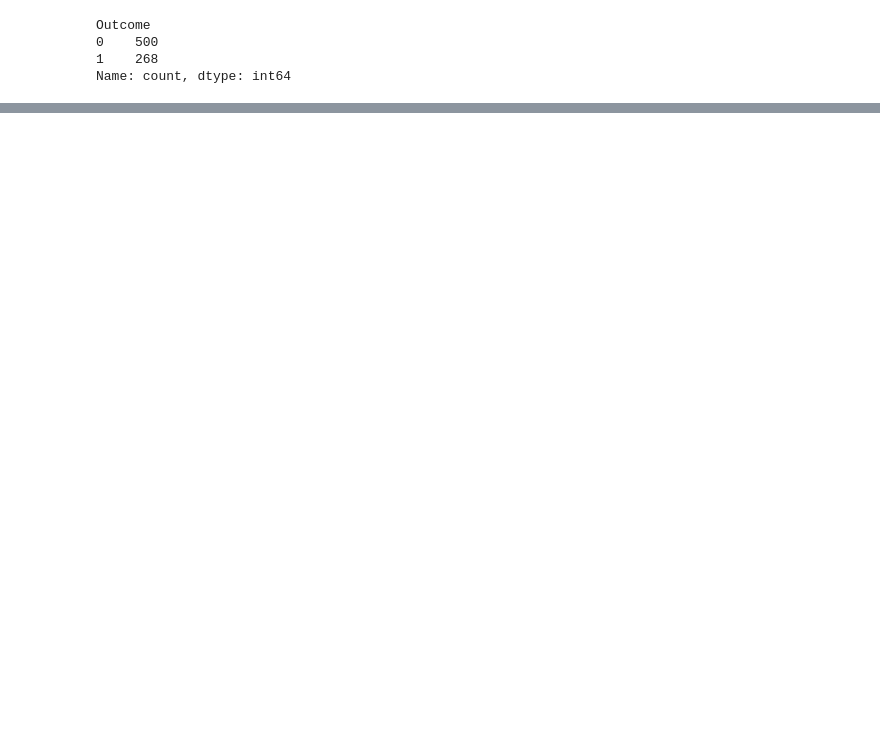
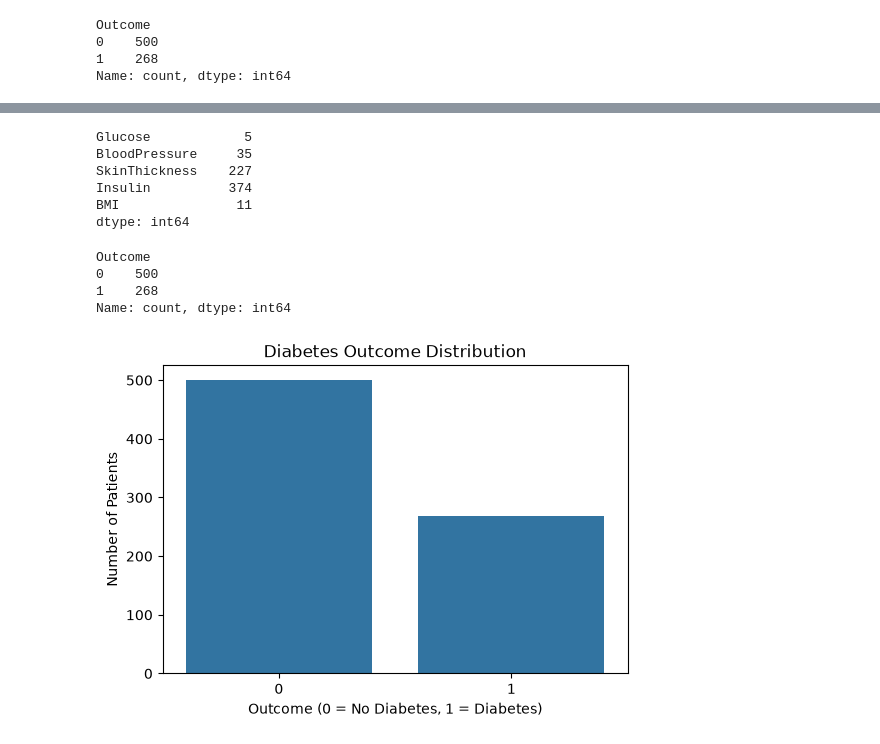
Before and after one commit to VarshaNayak18/medical-disease-prediction, a Jupyter notebook: notebooks/diabetes_prediction.ipynb, the cells around one changed output, grey strips where cells are left out. Cells and saved outputs as stored; diff of their text form; code cells hidden in the pictures; blank space fills up the shorter version.

Commit message:
feat: add exploratory data analysis

```diff
--- a/notebooks/diabetes_prediction.ipynb
+++ b/notebooks/diabetes_prediction.ipynb
@@ -86,0 +147,38 @@ df.isnull().sum()
+# %%
+features_with_zero = [
+    "Glucose",
+    "BloodPressure",
+    "SkinThickness",
+    "Insulin",
+    "BMI"
+]
+
+(df[features_with_zero] == 0).sum()
+# %% [output]
+Glucose            5
+BloodPressure     35
+SkinThickness    227
+Insulin          374
+BMI               11
+dtype: int64
+# %%
+outcome_counts = df["Outcome"].value_counts()
+
+print(outcome_counts)
+# %% [output]
+Outcome
+0    500
+1    268
+Name: count, dtype: int64
+# %%
+plt.figure(figsize=(6, 4))
+
+sns.countplot(data=df, x="Outcome")
+
+plt.title("Diabetes Outcome Distribution")
+plt.xlabel("Outcome (0 = No Diabetes, 1 = Diabetes)")
+plt.ylabel("Number of Patients")
+
+plt.show()
+# %% [output]
+[figure, added]
```
Also changed, not shown: parts of 11 cells of this notebook.
